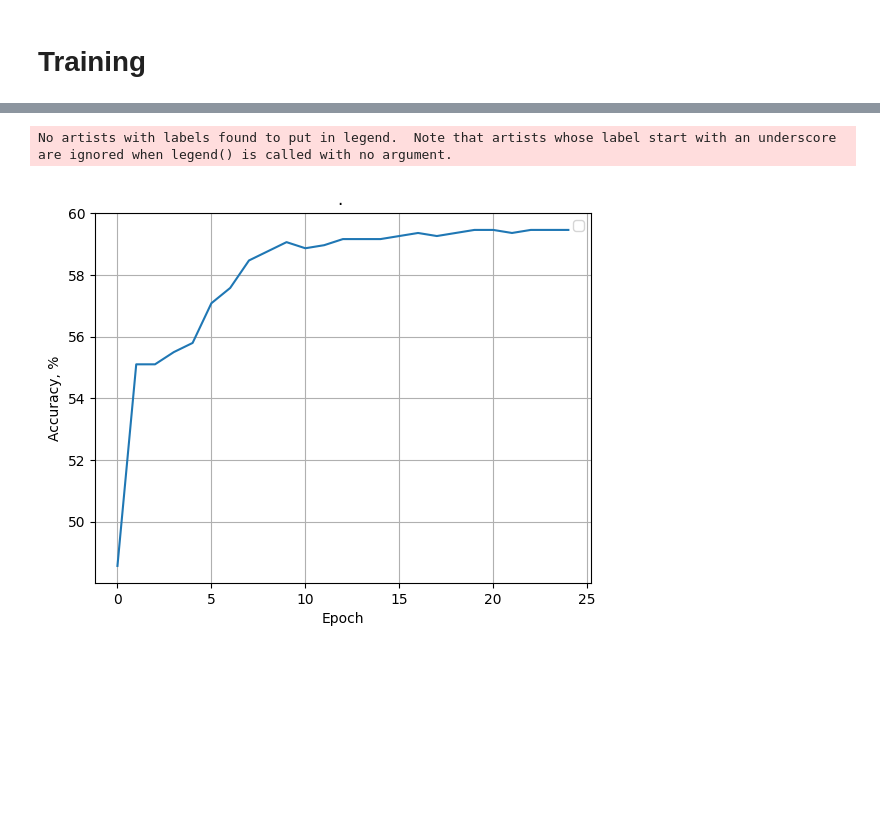
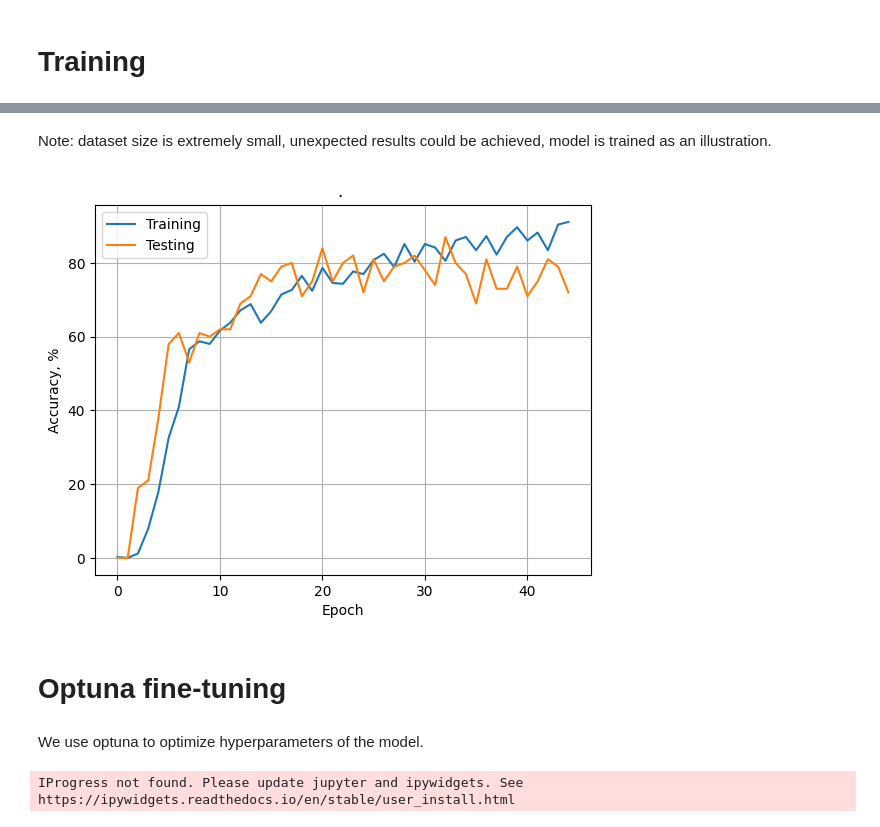
Before and after one commit to alexmarmaliuk/quantum_task, a Jupyter notebook: ner/demo.ipynb, the cells around one changed output, grey strips where cells are left out. Cells and saved outputs as stored; diff of their text form; code cells hidden in the pictures; blank space fills up the shorter version.

```diff
--- a/ner/demo.ipynb
+++ b/ner/demo.ipynb
@@ -86,13 +81,13 @@ for sentence in sentences:
     numerical_sentences.append([word2idx.get(word, word2idx["<UNK>"]) for word in _words])
     numerical_tags.append([tag2idx[tag] for tag in _tags])
 # %%
+# dataset class used in model training
 class NERDataset(Dataset):
     def __init__(self, sentences, tags, padding=True, pad_idx=None):
         self.sentences = sentences
         self.tags = tags
         self.padding = padding
         self.max_len = max(len(sentence) for sentence in sentences)
-        print(f'{self.max_len = }')
         self.pad_idx = pad_idx
 
     def __len__(self):
@@ -108,5 +103,13 @@ class NERDataset(Dataset):
 
         return torch.tensor(self.sentences[idx]), torch.tensor(self.tags[idx])
 
-dataset = NERDataset(numerical_sentences, numerical_tags, pad_idx=0)
+train_sentences, test_sentences, train_tags, test_tags = train_test_split(
+    numerical_sentences, numerical_tags, test_size=0.2, random_state=42
+)
+
+train_dataset = NERDataset(train_sentences, train_tags, pad_idx=0)
+test_dataset = NERDataset(test_sentences, test_tags, pad_idx=0)
+
+print(f"Training size: {len(train_dataset)}")
+print(f"Testing size: {len(test_dataset)}")
 # %% [output]
@@ -118,5 +124,13 @@ vocab_size = len(word2idx)
 output_dim = len(tag2idx)
 pad_idx = word2idx["<PAD>"]
 
-model = LSTM_CRF_Model(vocab_size, embedding_dim=100, hidden_dim=128, output_dim=output_dim, pad_idx=pad_idx)
-optimizer = Adam(model.parameters(), lr=1e-3)
+model = LSTM_CRF_Model(
+    vocab_size=vocab_size,
+    embedding_dim=output_dim,
+    lstm_hidden_sizes=[64, 128, 32],
+    output_dim=10,
+    pad_idx=0,
+    lstm_dropout_rates=[0.1] * 2,
+    lstm_batchnorms=[nn.BatchNorm1d] * 1,
+)
+optimizer = Adam(model.parameters(), lr=1e-3, weight_decay=0)
@@ -179,8 +142,27 @@ Epoch 25/25, Accuracy: 59.46%
-# %%
-plt.plot(np.arange(len(accuracy_stat)), accuracy_stat)
-plot_setup(xlabel='Epoch', ylabel='Accuracy, %')
-# %% [output]
-No artists with labels found to put in legend.  Note that artists whose label start with an underscore are ignored when legend() is called with no argument.
-[figure, removed]
+# %% [markdown]
+Note: dataset size is extremely small, unexpected results could be achieved, model is trained as an illustration.
+# %%
+training_loop(
+    model=model,
+    optimizer=optimizer,
+    train_dataset=train_dataset,
+    test_dataset=test_dataset,
+    output=False,
+    epochs=45,
+)
+# %% [output]
+[figure, added]
 # %%
 torch.save(model, 'rnn_model.pth')
+# %% [markdown]
+# Optuna fine-tuning
+# %% [markdown]
+We use optuna to optimize hyperparameters of the model.
+# %%
+import optuna
+
+vocab_size = len(word2idx)
+output_dim = len(tag2idx)
+pad_idx = word2idx["<PAD>"]
+# %% [output]
+IProgress not found. Please update jupyter and ipywidgets. See https://ipywidgets.readthedocs.io/en/stable/user_install.html
```
Also changed, not shown: parts of 23 cells of this notebook, 8 other files.
